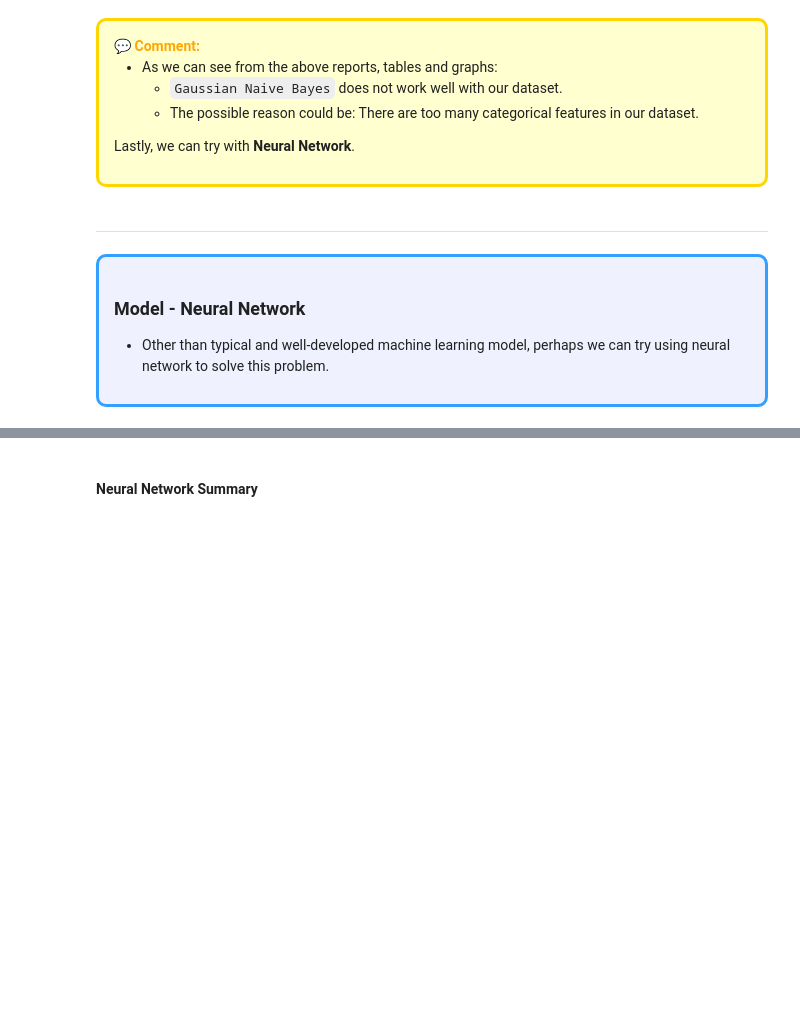
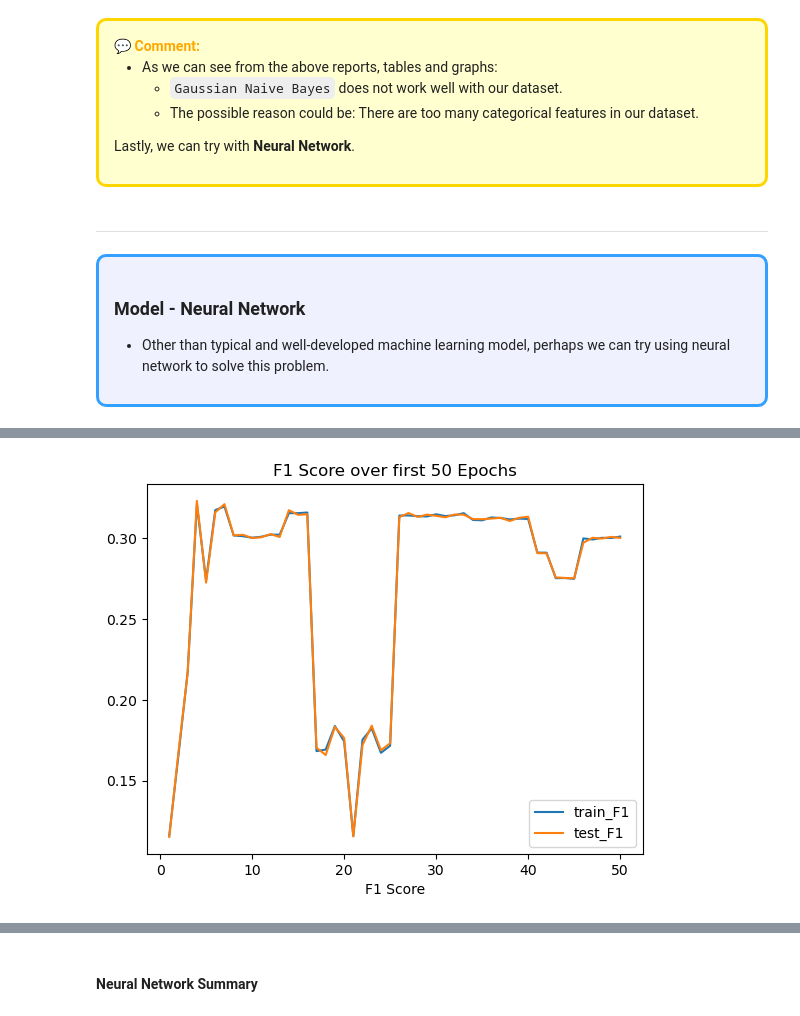
Before and after one commit to anthonynamnam/brainstation_capstone, a Jupyter notebook: Notebooks/model-development.ipynb, the cells around one changed output, grey strips where cells are left out. Saved outputs shown, nothing was run; the diff lists cells and outputs as text; code cells hidden in the pictures; blank space fills up the shorter version.

```diff
--- a/Notebooks/model-development.ipynb
+++ b/Notebooks/model-development.ipynb
@@ -5782,11 +5785,11 @@ class nn1(nn.Module):
         self.leakyrelu = nn.LeakyReLU()
         self.relu = nn.ReLU()
         self.softmax = nn.Softmax()
-        self.dropout = nn.Dropout(p=0.2)
+        self.dropout = nn.Dropout(p=0.1)
 
         self.loss = None
         self.loss_function = nn.CrossEntropyLoss()
-        self.optimizer = torch.optim.SGD(self.parameters(), lr=.001, momentum=0.9)
+        self.optimizer = torch.optim.SGD(self.parameters(), lr=.005, momentum=0.9)
 
 
     def set_optimizer_zero(self):
@@ -5898,0 +5881,11 @@ tensor([15883, 25989, 11588,  3592,  1764])
+# %%
+# Print DataFrame
+data = {"Epochs":epochs_list,
+        "train_f1_score":train_f1,"test_f1_score":test_f1}
+for i in range(4):
+    try:
+        data[f"class_{i}_count"] = [tens[i] for tens in bin_count]
+    except:
+        pass
+res = pd.DataFrame(data)
+res
@@ -5898,0 +5906,20 @@ tensor([15883, 25989, 11588,  3592,  1764])
+# %%
+head = 50
+new_res = res[:head]
+
+# Plot the result
+plt.figure()
+
+# Line
+plt.plot(new_res["Epochs"],new_res["train_f1_score"],label="train_F1")
+plt.plot(new_res["Epochs"],new_res["test_f1_score"],label="test_F1")
+
+# Plot
+plt.title(f"F1 Score over first {head} Epochs")
+plt.xlabel("Epochs")
+plt.xlabel("F1 Score")
+
+plt.legend()
+plt.show()
+# %% [output]
+[figure, added]
```
Also changed, not shown: parts of 32 cells of this notebook.
